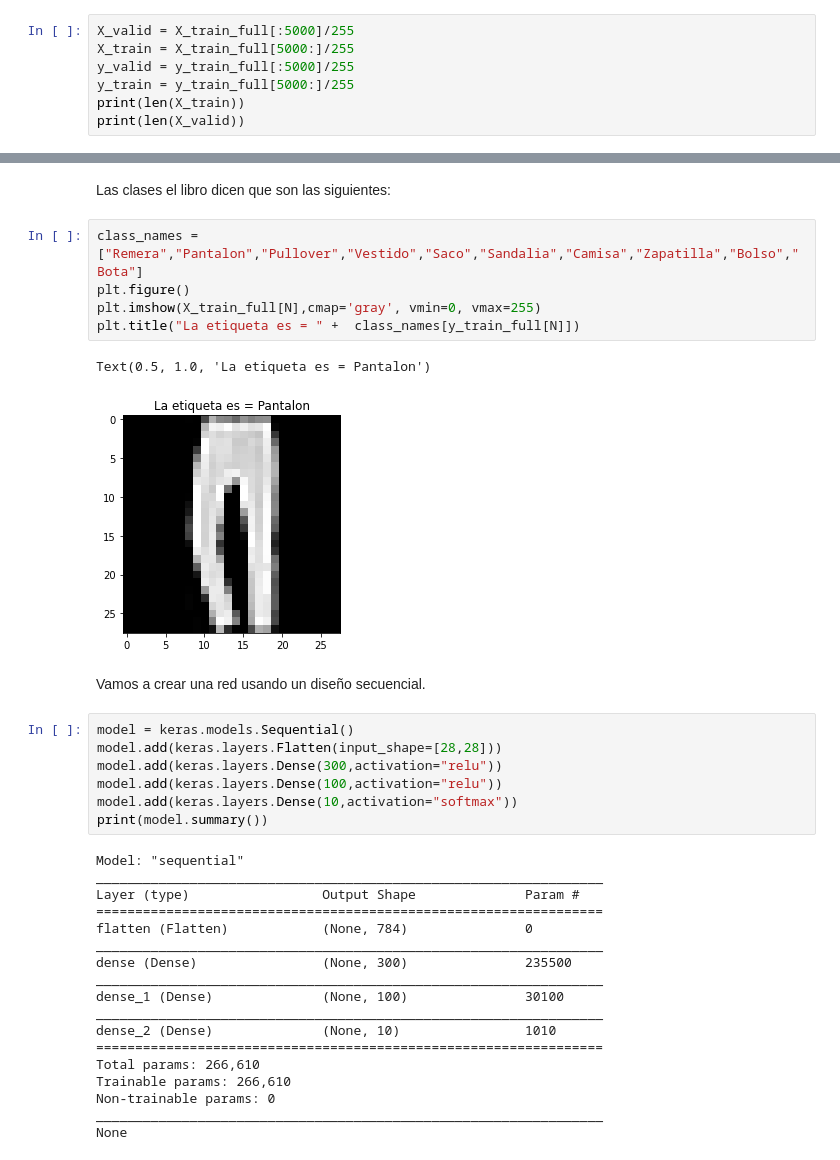
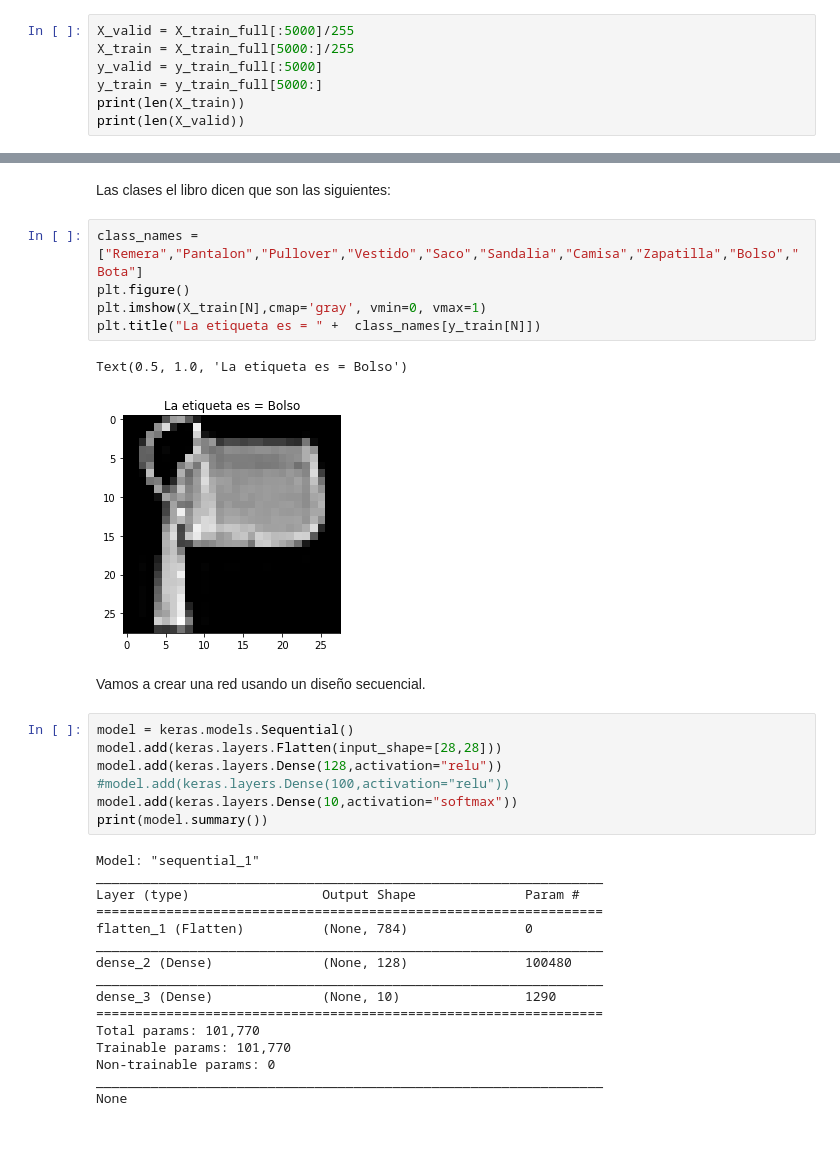
Before and after one commit to nechebarrena/HOML, a Jupyter notebook: HOML_cap_10.ipynb, the cells around one changed output, grey strips where cells are left out. Cells and saved outputs as stored; diff of their text form.

```diff
--- a/HOML_cap_10.ipynb
+++ b/HOML_cap_10.ipynb
@@ -62,8 +62,8 @@ A su vez ya podemos notar que tenemos una division entre Train y Test pero no te
 # %%
 X_valid = X_train_full[:5000]/255
 X_train = X_train_full[5000:]/255
-y_valid = y_train_full[:5000]/255
-y_train = y_train_full[5000:]/255
+y_valid = y_train_full[:5000]
+y_train = y_train_full[5000:]
 print(len(X_train))
 print(len(X_valid))
 # %% [output]
@@ -74,35 +74,33 @@ Las clases el libro dicen que son las siguientes:
 # %%
 class_names = ["Remera","Pantalon","Pullover","Vestido","Saco","Sandalia","Camisa","Zapatilla","Bolso","Bota"]
 plt.figure()
-plt.imshow(X_train_full[N],cmap='gray', vmin=0, vmax=255)
-plt.title("La etiqueta es = " +  class_names[y_train_full[N]])
+plt.imshow(X_train[N],cmap='gray', vmin=0, vmax=1)
+plt.title("La etiqueta es = " +  class_names[y_train[N]])
 # %% [output]
-Text(0.5, 1.0, 'La etiqueta es = Pantalon')
+Text(0.5, 1.0, 'La etiqueta es = Bolso')
-[figure, old version]
+[figure, new version]
 # %% [markdown]
 Vamos a crear una red usando un diseño secuencial.
 # %%
 model = keras.models.Sequential()
 model.add(keras.layers.Flatten(input_shape=[28,28]))
-model.add(keras.layers.Dense(300,activation="relu"))
-model.add(keras.layers.Dense(100,activation="relu"))
+model.add(keras.layers.Dense(128,activation="relu"))
+#model.add(keras.layers.Dense(100,activation="relu"))
 model.add(keras.layers.Dense(10,activation="softmax"))
 print(model.summary())
 # %% [output]
-Model: "sequential"
+Model: "sequential_1"
 _________________________________________________________________
 Layer (type)                 Output Shape              Param #
 =================================================================
-flatten (Flatten)            (None, 784)               0
+flatten_1 (Flatten)          (None, 784)               0
 _________________________________________________________________
-dense (Dense)                (None, 300)               235500
+dense_2 (Dense)              (None, 128)               100480
 _________________________________________________________________
-dense_1 (Dense)              (None, 100)               30100
-_________________________________________________________________
-dense_2 (Dense)              (None, 10)                1010
+dense_3 (Dense)              (None, 10)                1290
 =================================================================
-Total params: 266,610
-Trainable params: 266,610
+Total params: 101,770
+Trainable params: 101,770
 Non-trainable params: 0
 _________________________________________________________________
 None
```
Also changed, not shown: parts of 4 cells of this notebook.
